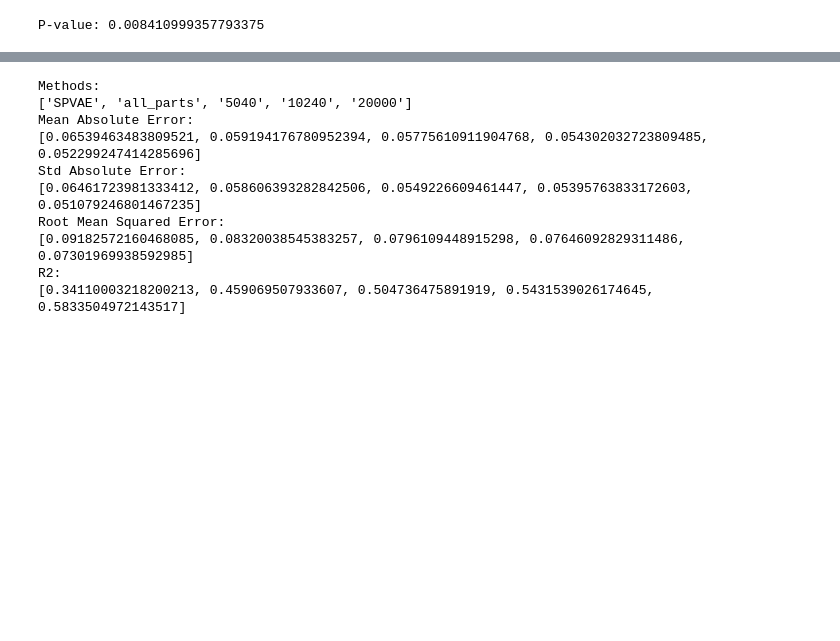
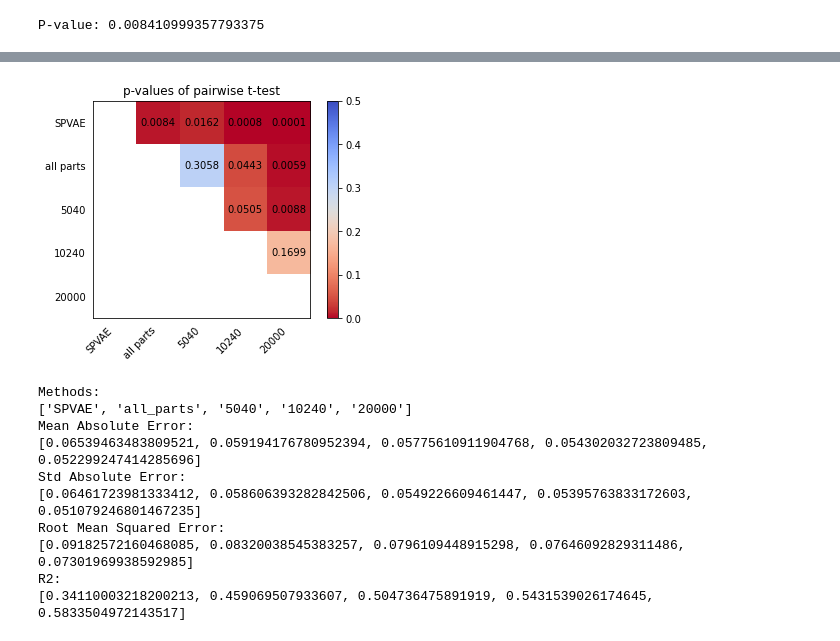
Before and after one commit to Xingang-Li/structure_aware_design_evaluation, a Jupyter notebook: plane/plane_autosklearn_drag.ipynb, the cells around one changed output, grey strips where cells are left out. Saved outputs shown, nothing was run; the diff lists cells and outputs as text; code cells hidden in the pictures; blank space fills up the shorter version.

```diff
--- a/plane/plane_autosklearn_drag.ipynb
+++ b/plane/plane_autosklearn_drag.ipynb
@@ -120,3 +120,53 @@ plt.show()
+# %%
+import numpy as np
+import matplotlib.pyplot as plt
+from scipy import stats
+
+# Create a symmetric matrix to store p-values
+p_values = np.zeros((len(data_frames), len(data_frames)))
+
+# Perform paired t-tests for all possible pairs and store p-values
+for i in range(len(data_frames)):
+    for j in range(i + 1, len(data_frames)):
+        data1 = data_frames[i]
+        data2 = data_frames[j]
+
+        _, two_sided_p_value = stats.ttest_rel(data1, data2)
+        p_values[i, j] = two_sided_p_value / 2 # one-sided p value
+        p_values[j, i] = np.nan # one-sided p value
+
+# Set diagonal values to NaN to exclude them from display
+np.fill_diagonal(p_values, np.nan)
+
+# Plot the heatmap
+fig, ax = plt.subplots()
+im = ax.imshow(p_values, cmap='coolwarm_r', vmin=0, vmax=0.5) # reversed color map
+
+# Show only upper triangle of the heatmap
+ax.set_xticks(np.arange(len(method_names)))
+ax.set_yticks(np.arange(len(method_names)))
+ax.set_xticklabels(method_names)
+ax.set_yticklabels(method_names)
+ax.tick_params(axis='x', which='both', bottom=False, top=False)
+ax.tick_params(axis='y', which='both', left=False, right=False)
+plt.setp(ax.get_xticklabels(), rotation=45, ha="right")
+
+# Set colorbar
+cbar = ax.figure.colorbar(im, ax=ax)
+
+# Set title
+ax.set_title('p-values of pairwise t-test')
+
+# Display values inside the heatmap
+for i in range(len(method_names)):
+    for j in range(len(method_names)):
+        if j > i:
+            text = ax.text(j, i, f'{p_values[i, j]:.4f}',
+                           ha="center", va="center", color="black")
+
+plt.show()
+# %% [output]
+[figure, added]
 # %%
 import numpy as np
 
```
Also changed, not shown: parts of 2 cells of this notebook, 6 other files.
